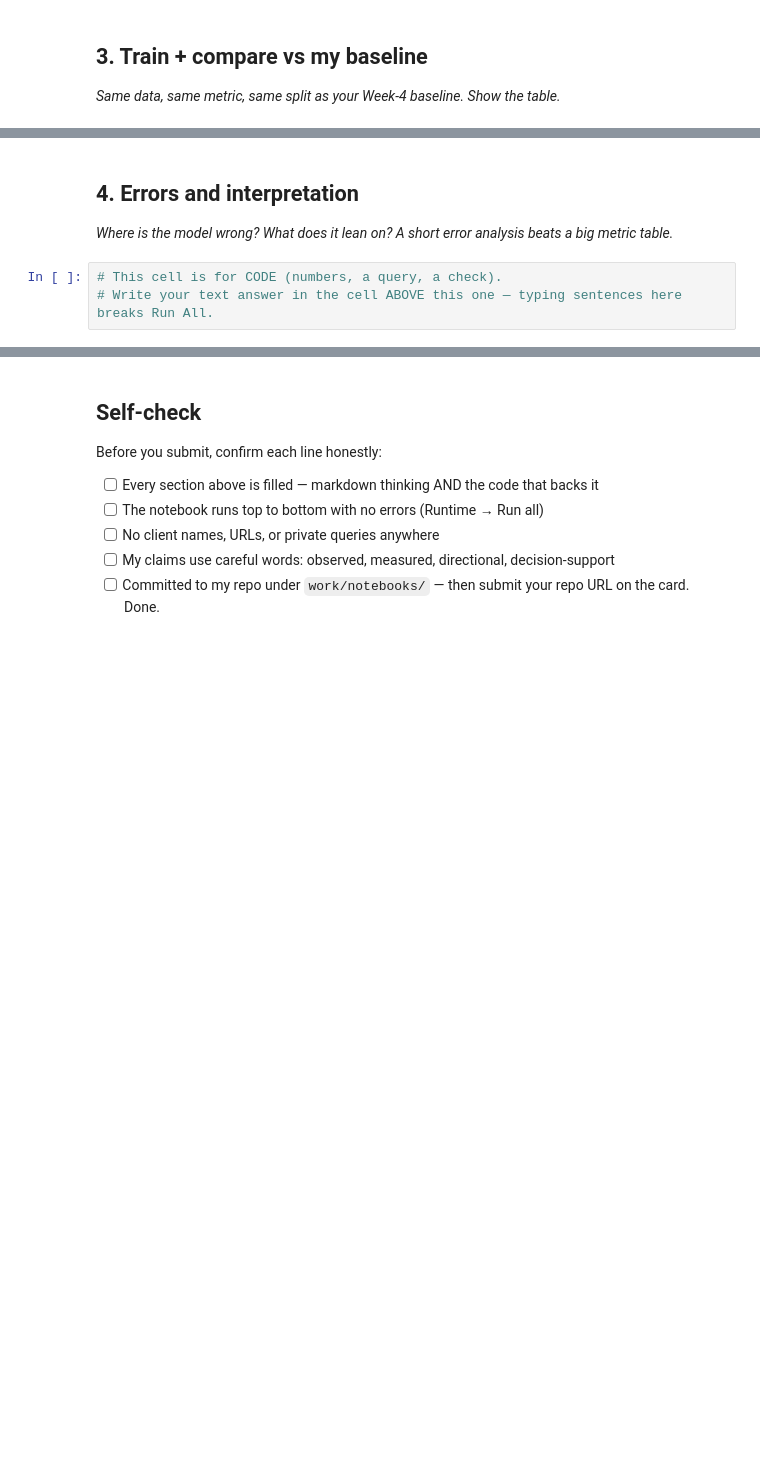
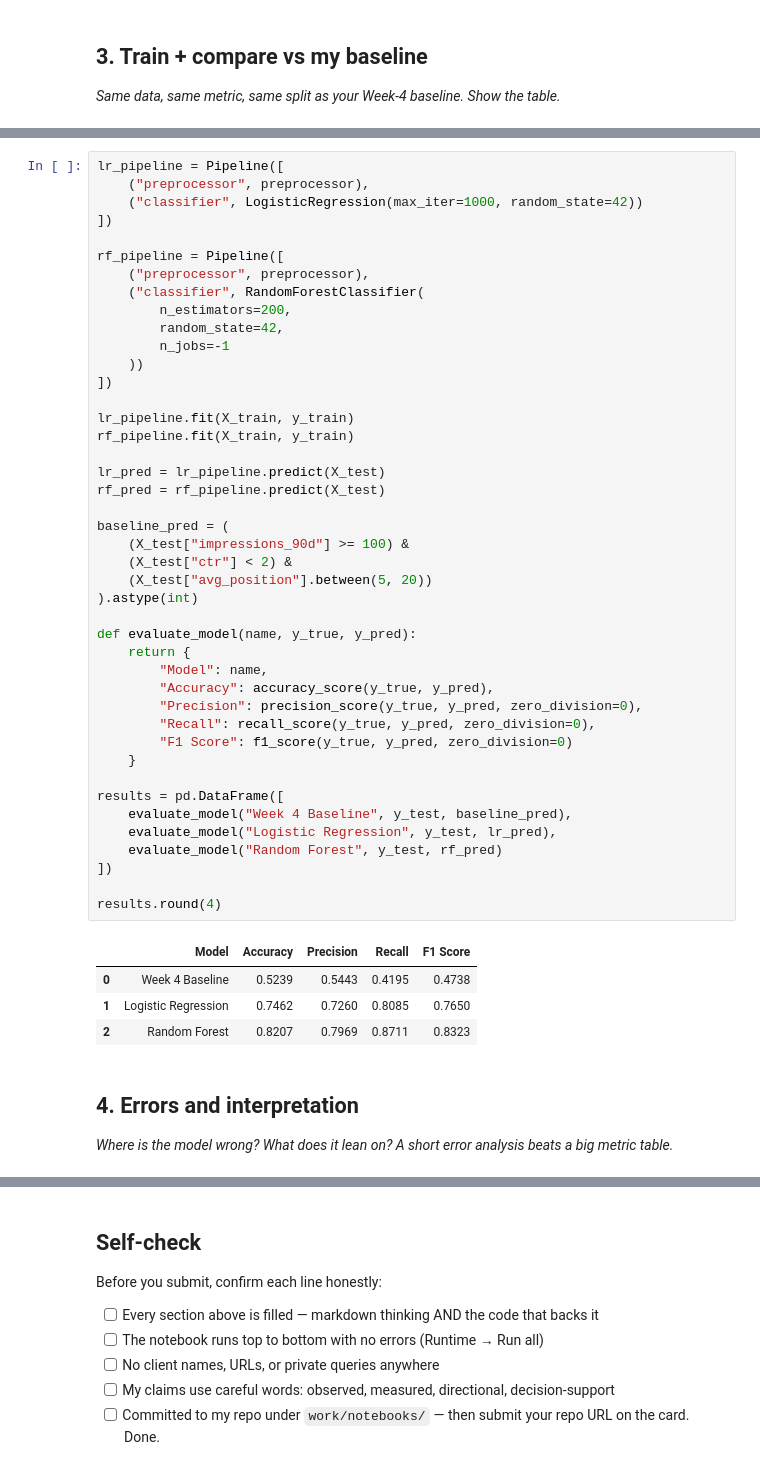
Before and after one commit to venkat-vipul/flyrank_ml, a Jupyter notebook: work/notebooks/w05_model.ipynb, the cells around one changed output, grey strips where cells are left out. Saved outputs shown, nothing was run; the diff lists cells and outputs as text; blank space fills up the shorter version.

```diff
--- a/work/notebooks/w05_model.ipynb
+++ b/work/notebooks/w05_model.ipynb
@@ -30,7 +148,52 @@ This skeleton is yours to fill. Work the sections **in order** — each one has
+# %%
+lr_pipeline = Pipeline([
+    ("preprocessor", preprocessor),
+    ("classifier", LogisticRegression(max_iter=1000, random_state=42))
+])
+
+rf_pipeline = Pipeline([
+    ("preprocessor", preprocessor),
+    ("classifier", RandomForestClassifier(
+        n_estimators=200,
+        random_state=42,
+        n_jobs=-1
+    ))
+])
+
+lr_pipeline.fit(X_train, y_train)
+rf_pipeline.fit(X_train, y_train)
+
+lr_pred = lr_pipeline.predict(X_test)
+rf_pred = rf_pipeline.predict(X_test)
+
+baseline_pred = (
+    (X_test["impressions_90d"] >= 100) &
+    (X_test["ctr"] < 2) &
+    (X_test["avg_position"].between(5, 20))
+).astype(int)
+
+def evaluate_model(name, y_true, y_pred):
+    return {
+        "Model": name,
+        "Accuracy": accuracy_score(y_true, y_pred),
+        "Precision": precision_score(y_true, y_pred, zero_division=0),
+        "Recall": recall_score(y_true, y_pred, zero_division=0),
+        "F1 Score": f1_score(y_true, y_pred, zero_division=0)
+    }
+
+results = pd.DataFrame([
+    evaluate_model("Week 4 Baseline", y_test, baseline_pred),
+    evaluate_model("Logistic Regression", y_test, lr_pred),
+    evaluate_model("Random Forest", y_test, rf_pred)
+])
+
+results.round(4)
+# %% [output]
+|  | Model | Accuracy | Precision | Recall | F1 Score |
+| 0 | Week 4 Baseline | 0.5239 | 0.5443 | 0.4195 | 0.4738 |
+| 1 | Logistic Regression | 0.7462 | 0.7260 | 0.8085 | 0.7650 |
+| 2 | Random Forest | 0.8207 | 0.7969 | 0.8711 | 0.8323 |
 # %% [markdown]
 ## 4. Errors and interpretation
 
 *Where is the model wrong? What does it lean on? A short error analysis beats a big metric table.*
-# %%
-# This cell is for CODE (numbers, a query, a check).
-# Write your text answer in the cell ABOVE this one — typing sentences here breaks Run All.
```
Also changed, not shown: parts of 12 cells of this notebook.
